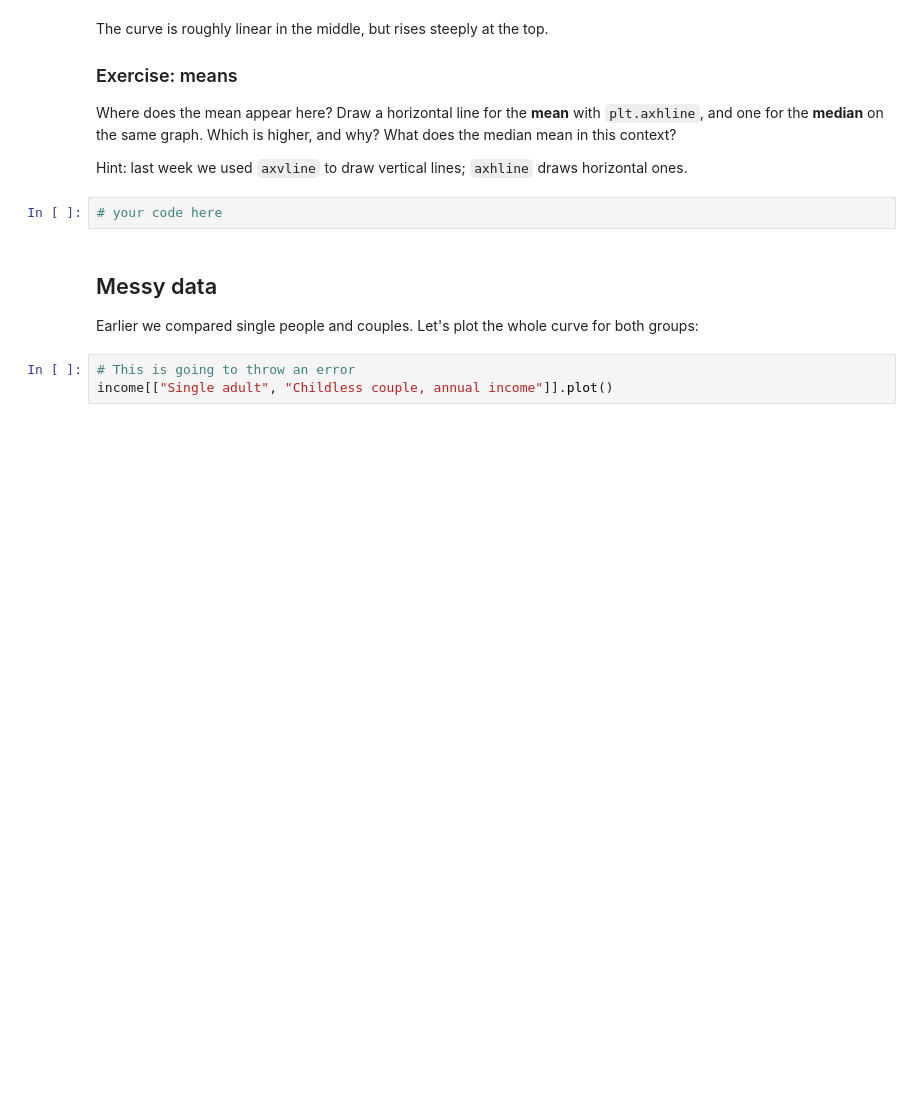
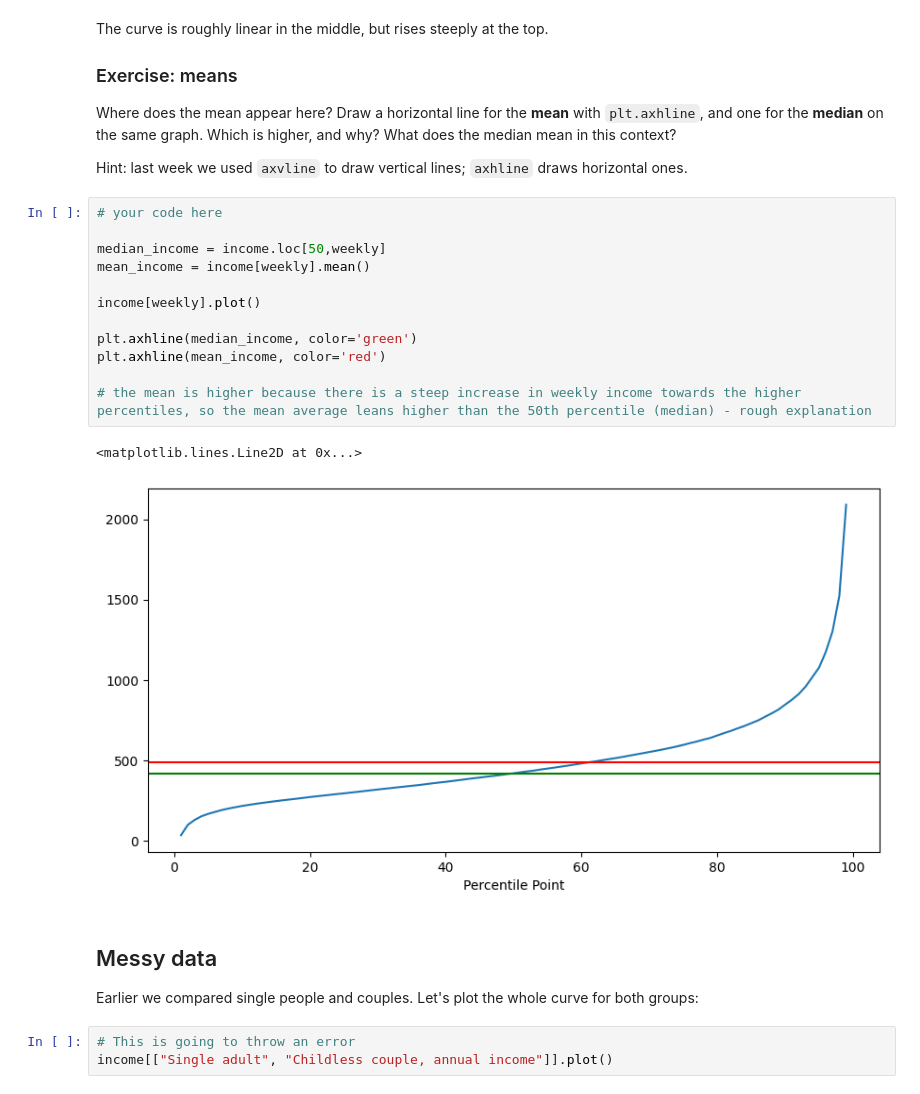
Before and after one commit to uclqimp/QM2, a Jupyter notebook: notebooks/W02. Pandas.ipynb, the cells around one changed output. Saved outputs shown, nothing was run; the diff lists cells and outputs as text; blank space fills up the shorter version.

```diff
--- a/notebooks/W02. Pandas.ipynb
+++ b/notebooks/W02. Pandas.ipynb
@@ -148,6 +169,19 @@ Where does the mean appear here? Draw a horizontal line for the **mean** with `p
 Hint: last week we used `axvline` to draw vertical lines; `axhline` draws horizontal ones.
 # %%
 # your code here
+
+median_income = income.loc[50,weekly]
+mean_income = income[weekly].mean()
+
+income[weekly].plot()
+
+plt.axhline(median_income, color='green')
+plt.axhline(mean_income, color='red')
+
+# the mean is higher because there is a steep increase in weekly income towards the higher percentiles, so the mean average leans higher than the 50th percentile (median) - rough explanation
+# %% [output]
+<matplotlib.lines.Line2D at 0x...>
+[figure, added]
 # %% [markdown]
 ## Messy data
 
```
Also changed, not shown: parts of 4 cells of this notebook.
